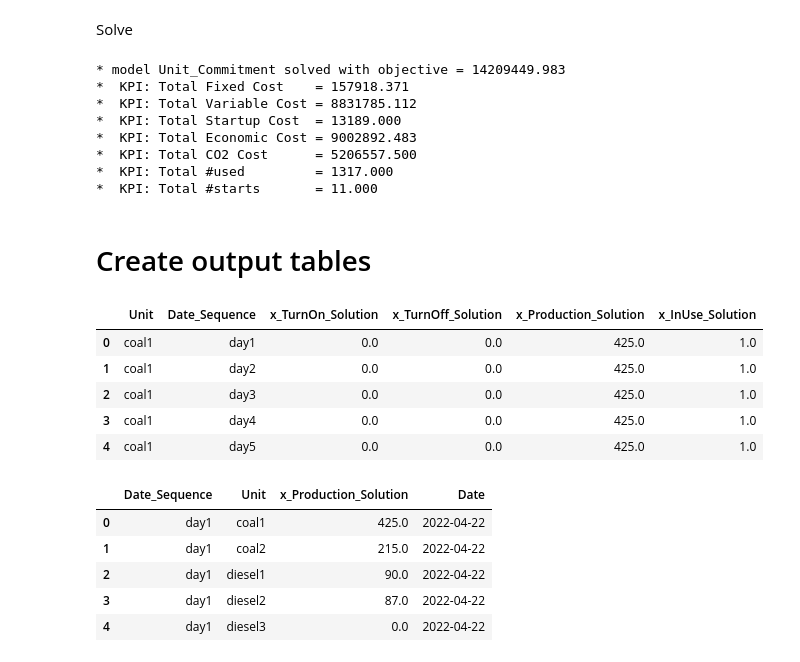
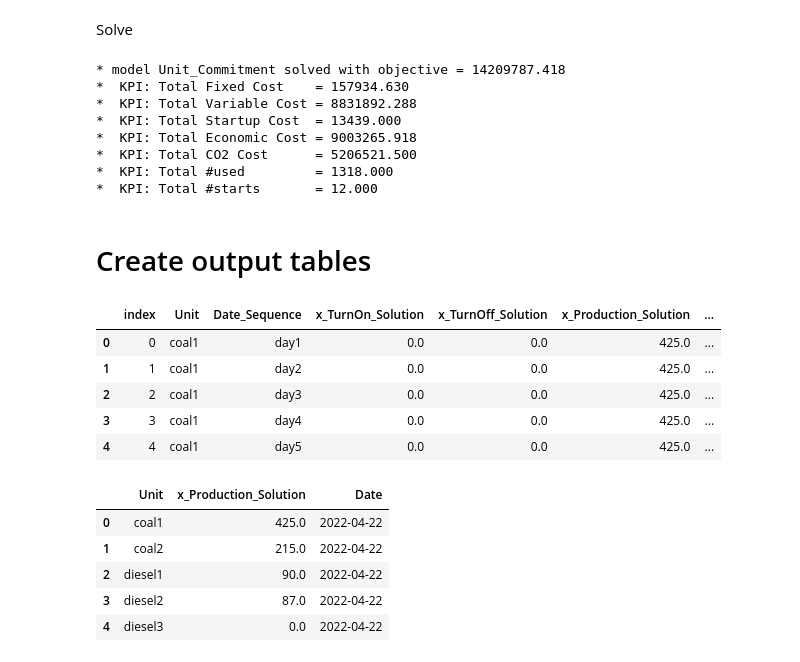
Before and after one commit to mgorjis/Unit_commitment_CPLEX, a Jupyter notebook: 2 Optimization Modeling.ipynb, the cells around one changed output. Cells and saved outputs as stored; diff of their text form; code cells hidden in the pictures.

```diff
--- a/2 Optimization Modeling.ipynb
+++ b/2 Optimization Modeling.ipynb
@@ -17,6 +18,8 @@ from dse_do_utils import DataManager, OptimizationEngine,ScenarioManager
 MODEL_NAME = 'Unit_Commitment'
 SCENARIO_NAME = 'Base_Scenario'
 sm = ScenarioManager(model_name=MODEL_NAME, scenario_name=SCENARIO_NAME, project = project)
+
+mdl = Model(MODEL_NAME)
 # %%
 InputTables, outputTables = sm.load_data_from_scenario()
 InputTables.keys()
@@ -65,6 +81,3 @@ class CplexSum():
         return self.mdl.sum(dvar_series)
 # %% [markdown]
 # Define decision variables
-# %%
-from docplex.mp.model import Model
-mdl = Model("Unit_Commitment")
@@ -100,5 +110,5 @@ modeled as a continuous 0-1 variable, more on this later
 # %%
-Unit_Date["x_TurnOff"] = continuous_var_series(Unit_Date, mdl,name = 'x_TurnOff')
+Unit_Date["x_TurnOff"] = binary_var_series(Unit_Date, mdl,name = 'x_TurnOff')                #continuous_var_series
 # %% [markdown]
  production of energy for unit u at period t
 # %%
@@ -475,14 +485,14 @@ def extract_solution(df, extract_dvar_names=None, drop_column_names=None, drop:b
 # %%
 mdl.report()
 # %% [output]
-* model Unit_Commitment solved with objective = 14209449.983
-*  KPI: Total Fixed Cost    = 157918.371
-*  KPI: Total Variable Cost = 8831785.112
-*  KPI: Total Startup Cost  = 13189.000
-*  KPI: Total Economic Cost = 9002892.483
-*  KPI: Total CO2 Cost      = 5206557.500
-*  KPI: Total #used         = 1317.000
-*  KPI: Total #starts       = 11.000
+* model Unit_Commitment solved with objective = 14209787.418
+*  KPI: Total Fixed Cost    = 157934.630
+*  KPI: Total Variable Cost = 8831892.288
+*  KPI: Total Startup Cost  = 13439.000
+*  KPI: Total Economic Cost = 9003265.918
+*  KPI: Total CO2 Cost      = 5206521.500
+*  KPI: Total #used         = 1318.000
+*  KPI: Total #starts       = 12.000
 # %% [markdown]
 # Create output tables
 # %%
@@ -491,20 +501,21 @@ outputs = {}
 plan = extract_solution(Unit_Date,extract_dvar_names= ['x_TurnOn','x_TurnOff','x_Production','x_InUse'] , drop=True)
 plan.round(2).head()
 # %% [output]
-|  | Unit | Date_Sequence | x_TurnOn_Solution | x_TurnOff_Solution | x_Production_Solution | x_InUse_Solution |
-| 0 | coal1 | day1 | 0.0 | 0.0 | 425.0 | 1.0 |
-| 1 | coal1 | day2 | 0.0 | 0.0 | 425.0 | 1.0 |
-| 2 | coal1 | day3 | 0.0 | 0.0 | 425.0 | 1.0 |
-| 3 | coal1 | day4 | 0.0 | 0.0 | 425.0 | 1.0 |
-| 4 | coal1 | day5 | 0.0 | 0.0 | 425.0 | 1.0 |
+|  | index | Unit | Date_Sequence | x_TurnOn_Solution | x_TurnOff_Solution | x_Production_Solution | ... |
+| 0 | 0 | coal1 | day1 | 0.0 | 0.0 | 425.0 | ... |
+| 1 | 1 | coal1 | day2 | 0.0 | 0.0 | 425.0 | ... |
+| 2 | 2 | coal1 | day3 | 0.0 | 0.0 | 425.0 | ... |
+| 3 | 3 | coal1 | day4 | 0.0 | 0.0 | 425.0 | ... |
+| 4 | 4 | coal1 | day5 | 0.0 | 0.0 | 425.0 | ... |
 # %%
 Power_portions = plan[["Unit","Date_Sequence","x_Production_Solution"]].groupby(["Date_Sequence","Unit"]).sum().round().reset_index(drop = False)
 Power_portions = pd.merge(Power_portions, Demand[["Date","Date_Sequence"]], on = "Date_Sequence")
+del Power_portions["Date_Sequence"]
 Power_portions.head()
 # %% [output]
-|  | Date_Sequence | Unit | x_Production_Solution | Date |
-| 0 | day1 | coal1 | 425.0 | 2022-04-22 |
-| 1 | day1 | coal2 | 215.0 | 2022-04-22 |
-| 2 | day1 | diesel1 | 90.0 | 2022-04-22 |
-| 3 | day1 | diesel2 | 87.0 | 2022-04-22 |
-| 4 | day1 | diesel3 | 0.0 | 2022-04-22 |
+|  | Unit | x_Production_Solution | Date |
+| 0 | coal1 | 425.0 | 2022-04-22 |
+| 1 | coal2 | 215.0 | 2022-04-22 |
+| 2 | diesel1 | 90.0 | 2022-04-22 |
+| 3 | diesel2 | 87.0 | 2022-04-22 |
+| 4 | diesel3 | 0.0 | 2022-04-22 |
```
Also changed, not shown: parts of 35 cells of this notebook.
